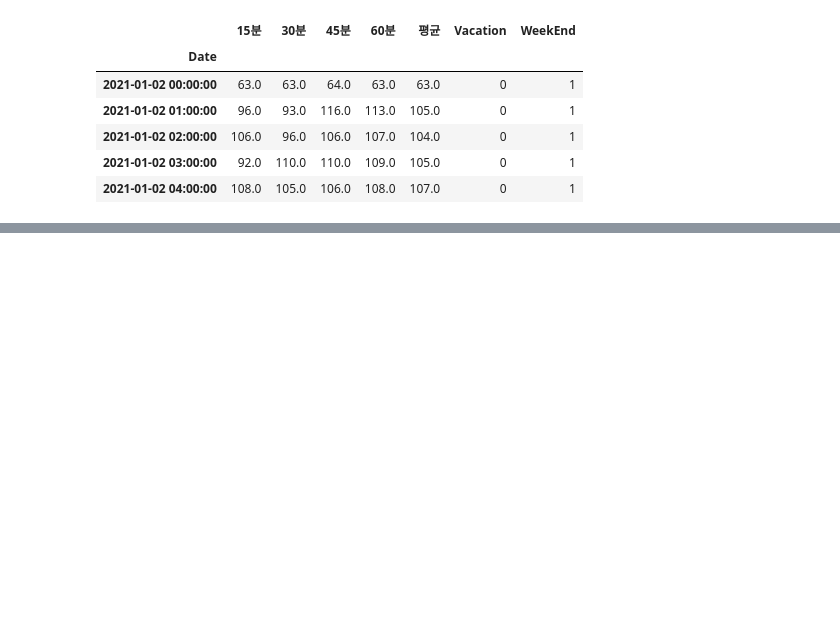
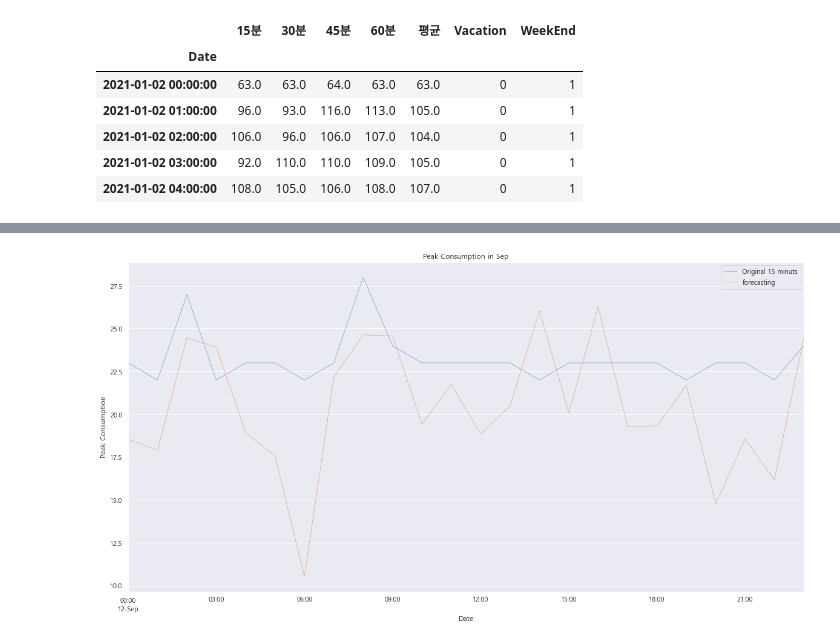
Before and after one commit to bigdataleeky/python, a Jupyter notebook: 20220513/20220513_자원최적화AI.ipynb, the cells around one changed output, grey strips where cells are left out. Drawn from its saved outputs; the diff is of its cells as text; code cells hidden in the pictures; blank space fills up the shorter version.

```diff
--- a/20220513/20220513_자원최적화AI.ipynb
+++ b/20220513/20220513_자원최적화AI.ipynb
@@ -764,0 +792,8 @@ compare_result
+# %%
+compare_result.loc['2021-09-12'].plot(linewidth=0.5)
+plt.title('Peak Consumption in Sep')
+plt.ylabel("Peak Consumption")
+plt.show()
+# 주말데이터는 제대로 반영이 안되어 있다
+# %% [output]
+[figure, added]
```
Also changed, not shown: parts of 72 cells of this notebook.
